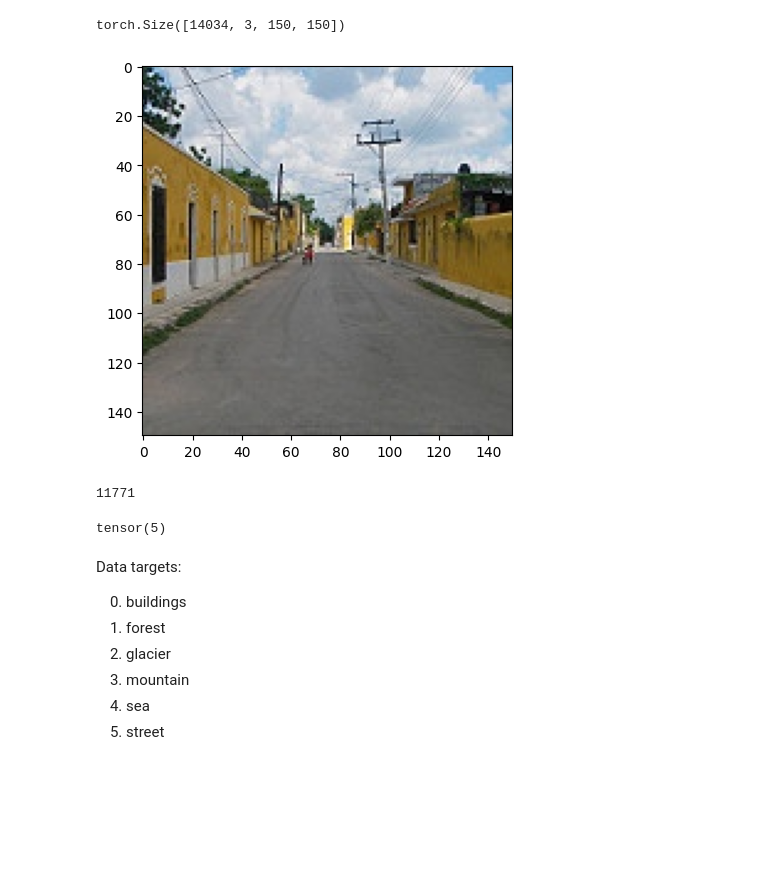
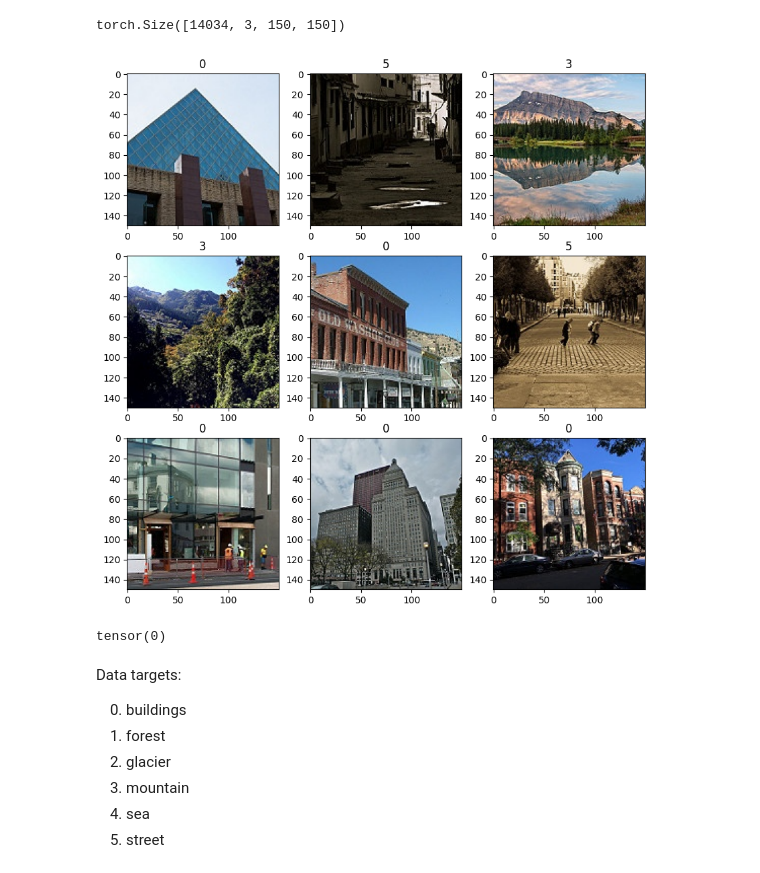
Before and after one commit to mikhailBenali/Intel-Image-Classification, a Jupyter notebook: main.ipynb, the cells around one changed output. Saved outputs shown, nothing was run; the diff lists cells and outputs as text; code cells hidden in the pictures; blank space fills up the shorter version.

Commit message:
Created a function to load images, added some MD text, tested on the test dataset

```diff
--- a/main.ipynb
+++ b/main.ipynb
@@ -27,0 +32,4 @@ Using cuda device
+# %%
+# Create a dictionnary to map the classes to integers by using the folder names
+
+targets_labels = {folder.name: i for i, folder in enumerate(path.iterdir())}
@@ -28,10 +45,13 @@ Using cuda device
 # %%
-path = Path("./Data/seg_train/seg_train")
+def load_data(path):
+    imgs = []
+    targets = []
 
-train_img = []
-train_targets = []
+    for folder in path.iterdir():
+        for file in folder.iterdir():
+            imgs.append(v2.Resize((150,150))(read_image(str(file))))
+            targets.append(folder.name)
+    imgs = torch.stack(imgs)
+    targets = torch.tensor([targets_labels[t] for t in targets])
 
-for folder in path.iterdir():
-    for file in folder.iterdir():
-        train_img.append(v2.Resize((150,150))(read_image(str(file))))
-        train_targets.append(folder.name)
+    return imgs, targets
@@ -42,0 +58,2 @@ train_targets = torch.tensor([np.where(target_dict == target)[0][0] for target i
+# %%
+train_imgs, train_targets = load_data(path)
@@ -60,19 +83,18 @@ train_img.shape
 # %% [output]
 torch.Size([14034, 3, 150, 150])
-# %%
-r = rand(0, len(train_img))
-plt.imshow(v2.ToPILImage()(train_img[r]))
-plt.show()
-# %% [output]
-[figure, removed]
-# %%
-r
-# %% [output]
-11771
+# %%
+fig = plt.figure(figsize=(10, 10))
+for i in range(9):
+    ax = fig.add_subplot(3, 3, i + 1)
+    r = rand(0, len(train_imgs))
+    ax.imshow(v2.ToPILImage()(train_imgs[r]))
+    ax.set_title(target_dict[train_targets[r]])
+# %% [output]
+[figure, added]
 # %%
 train_targets[r]
 # %% [output]
-tensor(5)
+tensor(0)
 # %% [markdown]
 Data targets:
 
```
Also changed, not shown: parts of 23 cells of this notebook.
